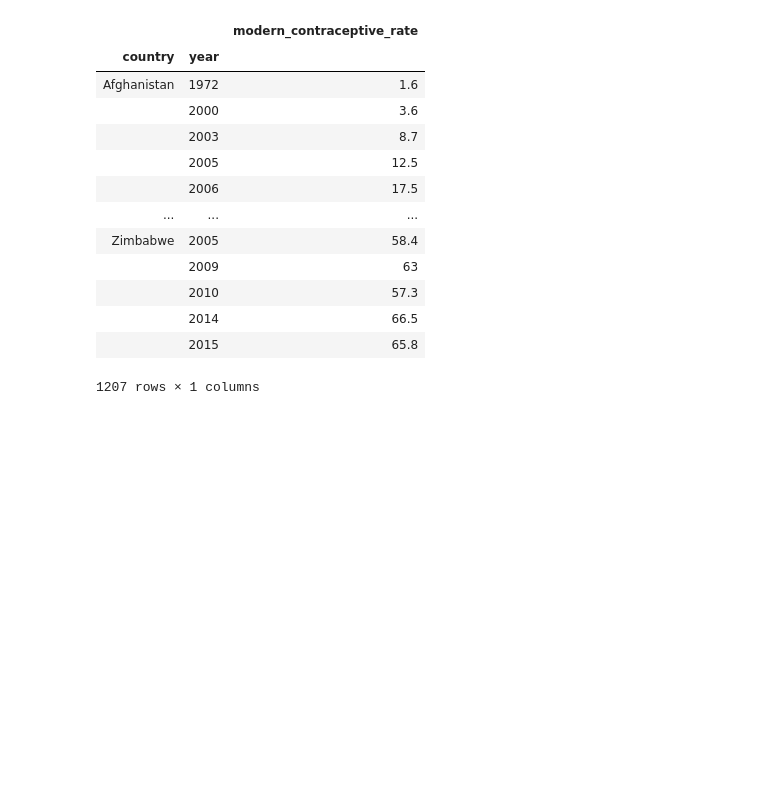
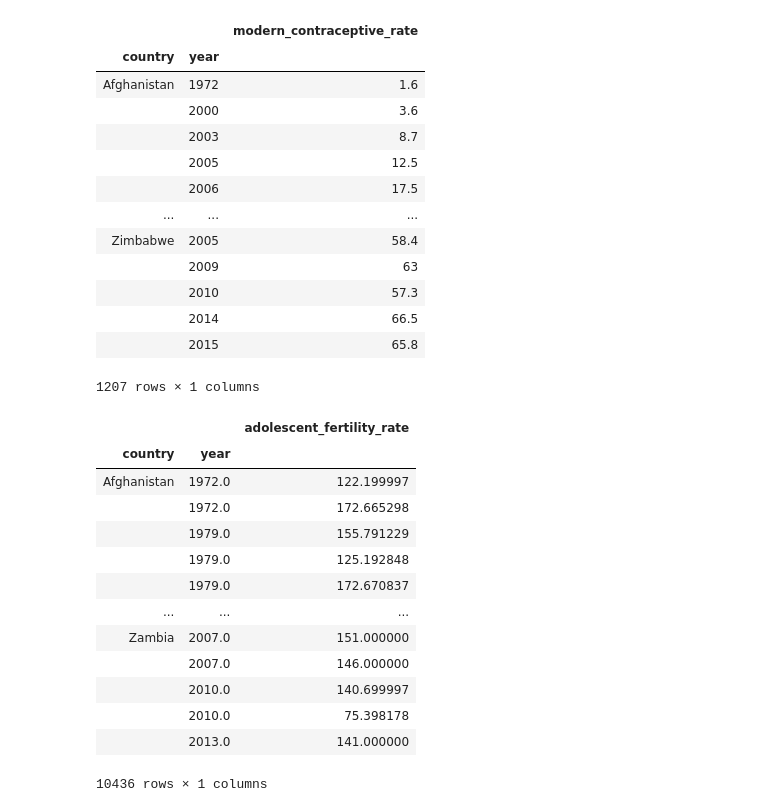
Before and after one commit to cfranklin11/sdg-progress-api, a Jupyter notebook: notebooks/2.1-sdg-target-data.ipynb, the cells around one changed output. Saved outputs shown, nothing was run; the diff lists cells and outputs as text; code cells hidden in the pictures; blank space fills up the shorter version.

Commit message:
Add fertility & drinking water data

```diff
--- a/notebooks/2.1-sdg-target-data.ipynb
+++ b/notebooks/2.1-sdg-target-data.ipynb
@@ -96,3 +96,21 @@ cont_use
 |  | 2014 | 66.5 |
 |  | 2015 | 65.8 |
 1207 rows × 1 columns
+# %%
+fert = country_data.adolescent_fertility_rate()
+fert
+# %% [output]
+|  |  | adolescent_fertility_rate |
+| country | year |  |
+| Afghanistan | 1972.0 | 122.199997 |
+|  | 1972.0 | 172.665298 |
+|  | 1979.0 | 155.791229 |
+|  | 1979.0 | 125.192848 |
+|  | 1979.0 | 172.670837 |
+| ... | ... | ... |
+| Zambia | 2007.0 | 151.000000 |
+|  | 2007.0 | 146.000000 |
+|  | 2010.0 | 140.699997 |
+|  | 2010.0 | 75.398178 |
+|  | 2013.0 | 141.000000 |
+10436 rows × 1 columns
```
Also changed, not shown: parts of 2 cells of this notebook, 2 other files.
